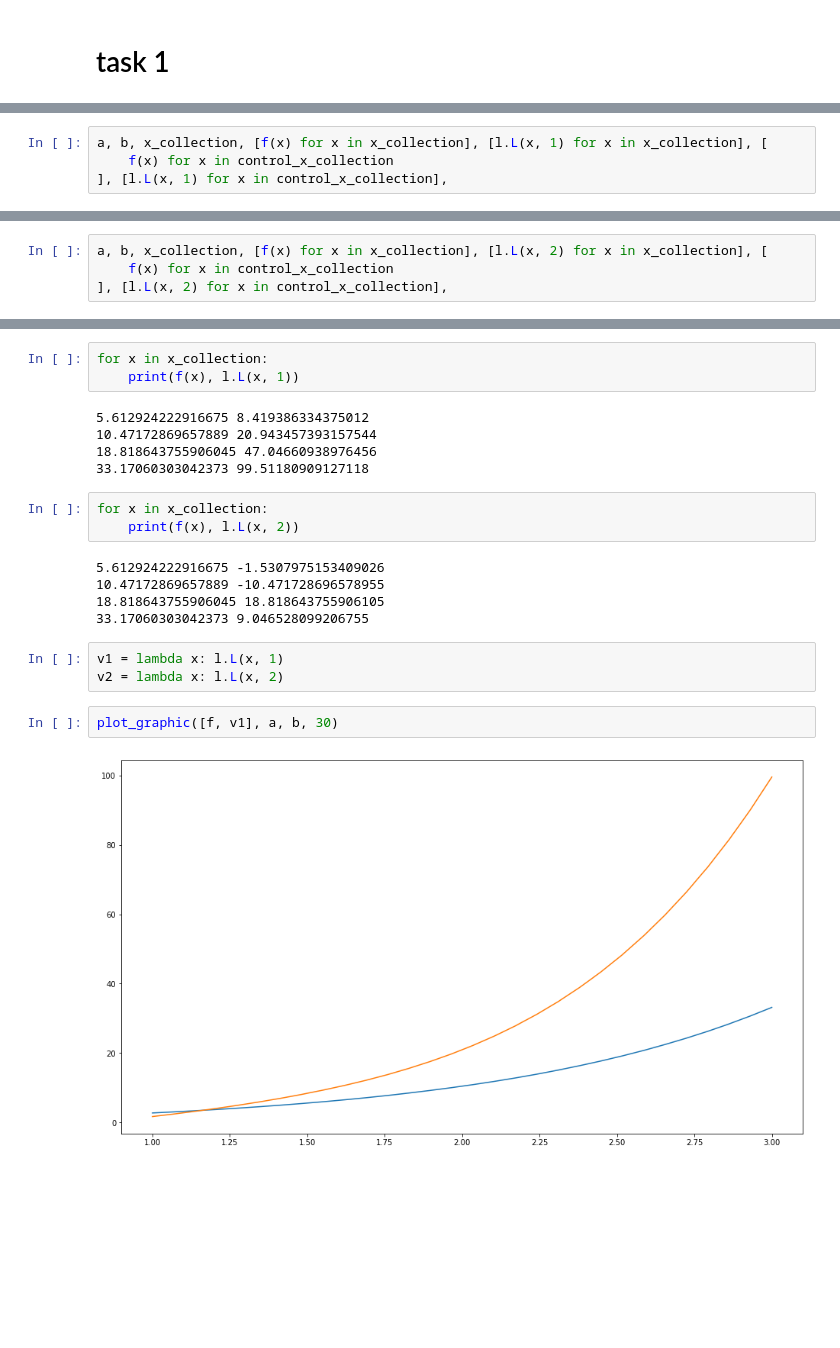
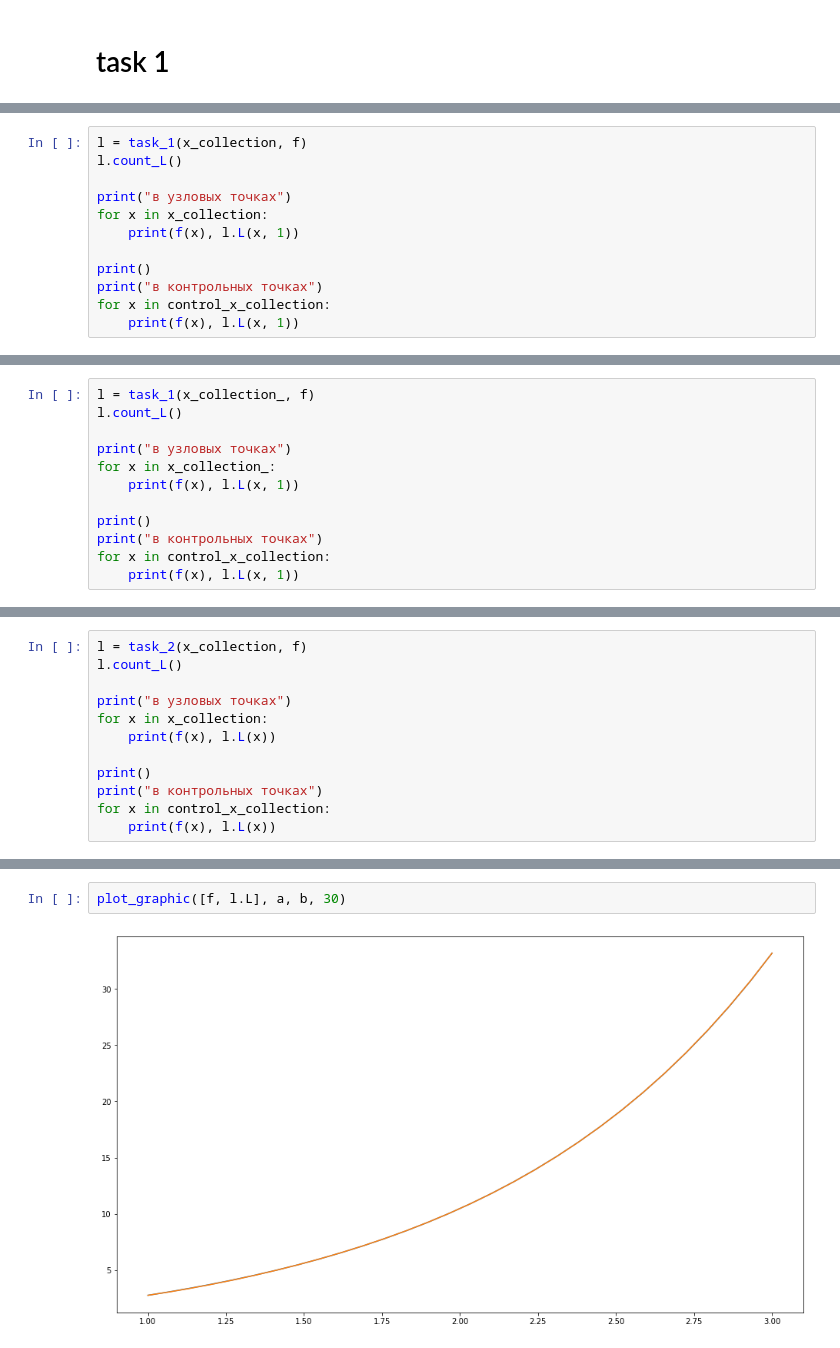
Before and after one commit to Bovrrr/kpfu_3_course_numerical_analisys, a Jupyter notebook: control_work_1/code.ipynb, the cells around one changed output, grey strips where cells are left out. Saved outputs shown, nothing was run; the diff lists cells and outputs as text; blank space fills up the shorter version.

```diff
--- a/control_work_1/code.ipynb
+++ b/control_work_1/code.ipynb
@@ -180,5 +184,13 @@ l.count_L()
 # %%
-a, b, x_collection, [f(x) for x in x_collection], [l.L(x, 1) for x in x_collection], [
-    f(x) for x in control_x_collection
-], [l.L(x, 1) for x in control_x_collection],
+l = task_1(x_collection, f)
+l.count_L()
+
+print("в узловых точках")
+for x in x_collection:
+    print(f(x), l.L(x, 1))
+
+print()
+print("в контрольных точках")
+for x in control_x_collection:
+    print(f(x), l.L(x, 1))
 # %% [output]
@@ -191,0 +220,12 @@ a, b, x_collection, [f(x) for x in x_collection], [l.L(x, 1) for x in x_collecti
+# %%
+l = task_1(x_collection_, f)
+l.count_L()
+
+print("в узловых точках")
+for x in x_collection_:
+    print(f(x), l.L(x, 1))
+
+print()
+print("в контрольных точках")
+for x in control_x_collection:
+    print(f(x), l.L(x, 1))
@@ -192,5 +311,13 @@ a, b, x_collection, [f(x) for x in x_collection], [l.L(x, 1) for x in x_collecti
 # %%
-a, b, x_collection, [f(x) for x in x_collection], [l.L(x, 2) for x in x_collection], [
-    f(x) for x in control_x_collection
-], [l.L(x, 2) for x in control_x_collection],
+l = task_2(x_collection, f)
+l.count_L()
+
+print("в узловых точках")
+for x in x_collection:
+    print(f(x), l.L(x))
+
+print()
+print("в контрольных точках")
+for x in control_x_collection:
+    print(f(x), l.L(x))
 # %% [output]
@@ -207,23 +335,4 @@ a, b, x_collection, [f(x) for x in x_collection], [l.L(x, 2) for x in x_collecti
-# %%
-for x in x_collection:
-    print(f(x), l.L(x, 1))
-# %% [output]
-5.612924222916675 8.419386334375012
-10.47172869657889 20.943457393157544
-18.818643755906045 47.04660938976456
-33.17060303042373 99.51180909127118
-# %%
-for x in x_collection:
-    print(f(x), l.L(x, 2))
-# %% [output]
-5.612924222916675 -1.5307975153409026
-10.47172869657889 -10.471728696578955
-18.818643755906045 18.818643755906105
-33.17060303042373 9.046528099206755
-# %%
-v1 = lambda x: l.L(x, 1)
-v2 = lambda x: l.L(x, 2)
 # %%
-plot_graphic([f, v1], a, b, 30)
+plot_graphic([f, l.L], a, b, 30)
 # %% [output]
-[figure, old version]
+[figure, new version]
```
Also changed, not shown: parts of 20 cells of this notebook, 1 other file.
